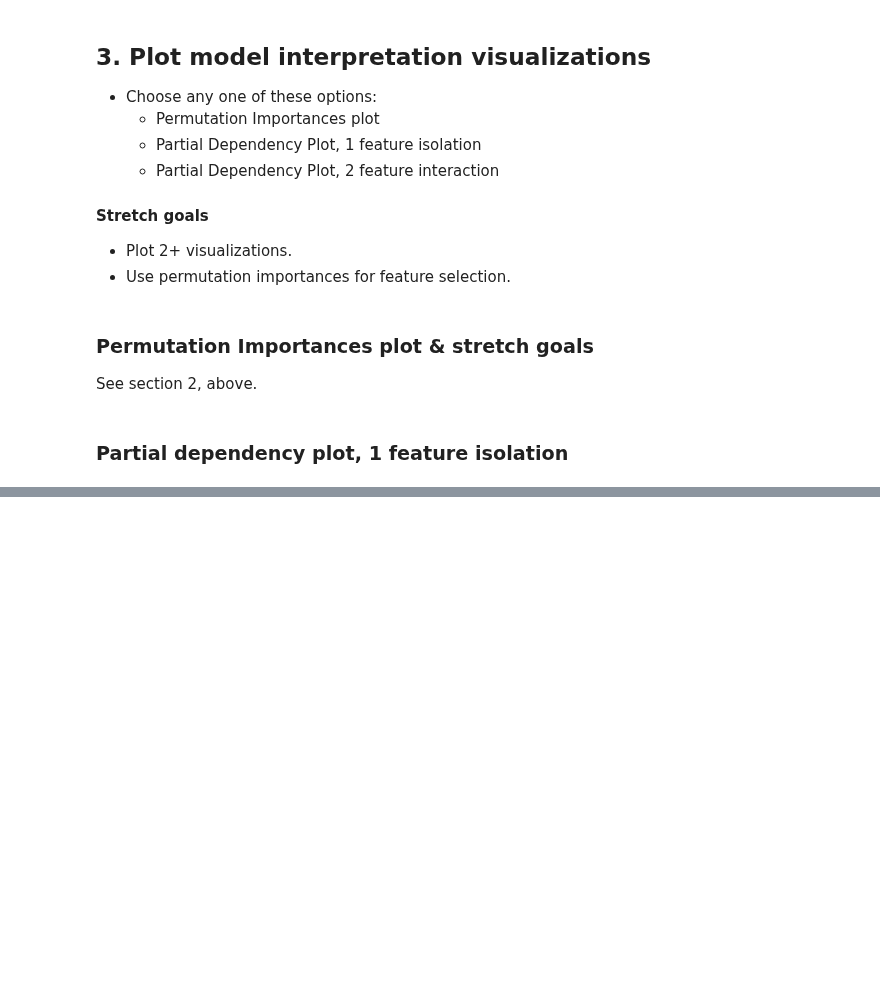
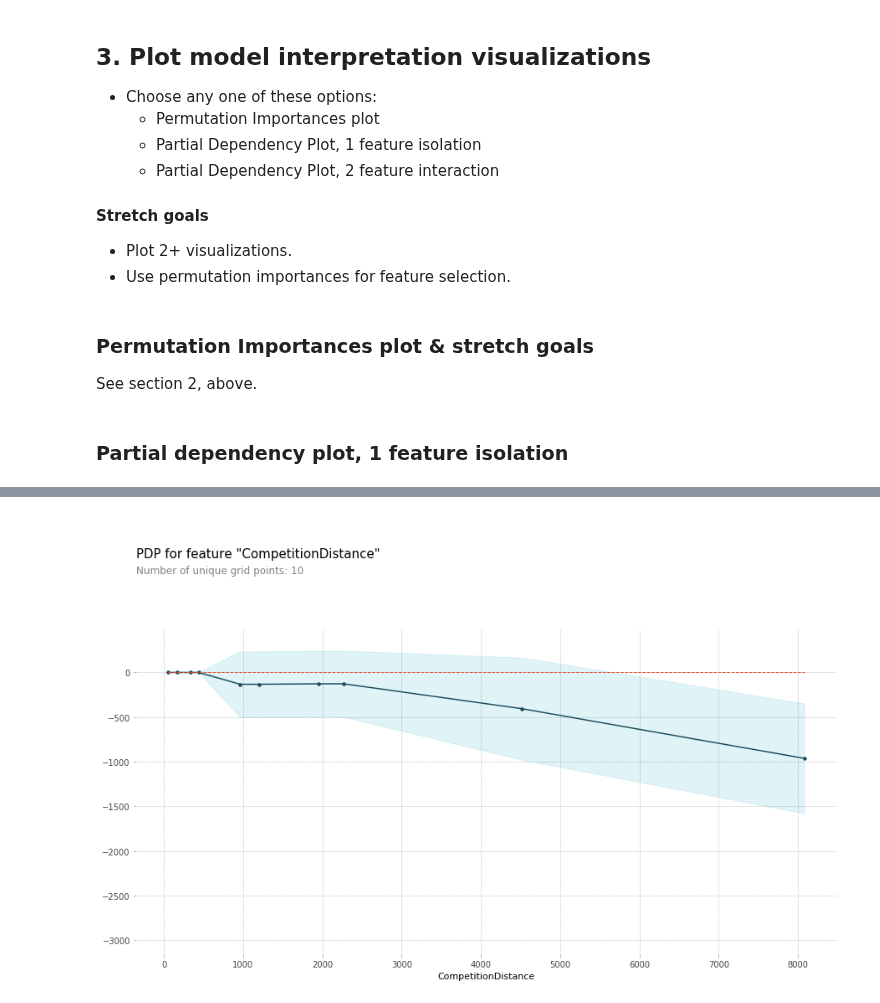
Before and after one commit to LambdaSchool/DEPRECATED-DS-Unit-2-Applied-Modeling, a Jupyter notebook: DS_Sprint_Challenge_8_Regression_2.ipynb, the cells around one changed output, grey strips where cells are left out. Cells and saved outputs as stored; diff of their text form; code cells hidden in the pictures; blank space fills up the shorter version.

```diff
--- a/DS_Sprint_Challenge_8_Regression_2.ipynb
+++ b/DS_Sprint_Challenge_8_Regression_2.ipynb
@@ -650,0 +651,16 @@ pdpbox.pdp.pdp_plot(isolated, feature_name=feature);
+# %%
+# Generate partial dependency isolation plot for 'Month' feature of random
+# forest regressor model.
+feature = 'CompetitionDistance'
+
+isolated = pdpbox.pdp.pdp_isolate(
+    model=rf_model,
+    dataset=pd.DataFrame(X_val_encoded_imputed,
+                         columns=X_val_encoded.columns),
+    model_features=X_val_encoded.columns,
+    feature=feature
+)
+
+pdpbox.pdp.pdp_plot(isolated, feature_name=feature);
+# %% [output]
+[figure, added]
```
Also changed, not shown: parts of 3 cells of this notebook.
